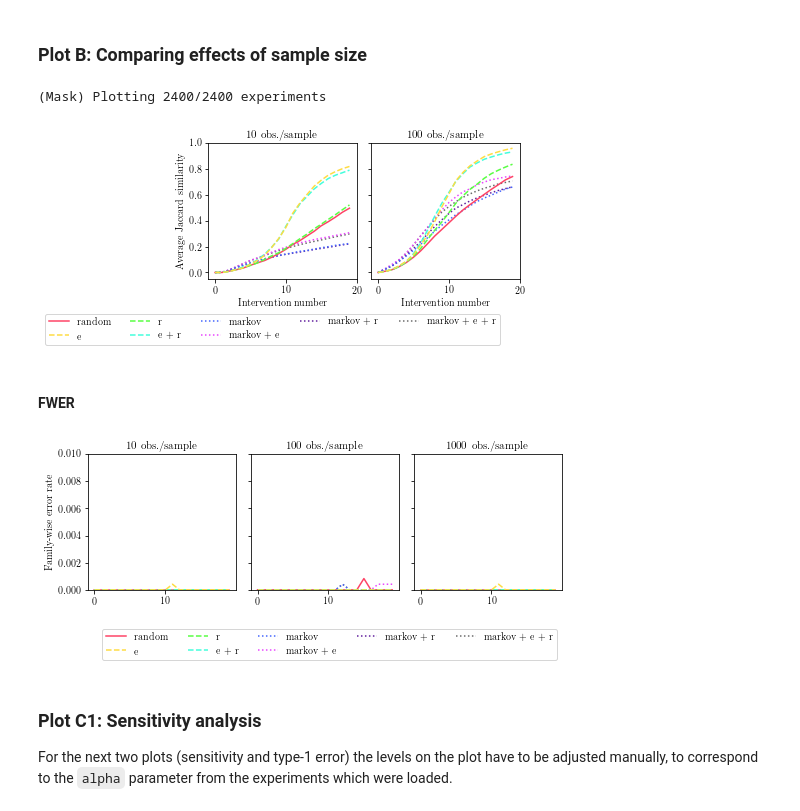
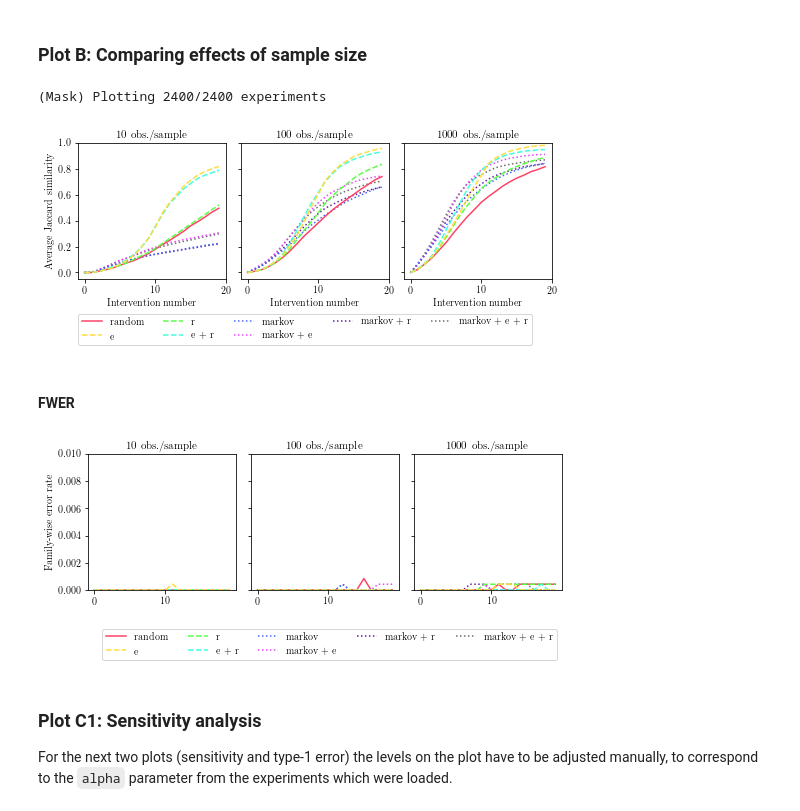
Before and after one commit to juangamella/aicp, a Jupyter notebook: plots_finite.ipynb, the cells around one changed output. Cells and saved outputs as stored; diff of their text form; code cells hidden in the pictures.

Commit message:
Update finite setting plots

```diff
--- a/plots_finite.ipynb
+++ b/plots_finite.ipynb
@@ -124,13 +124,13 @@ def generate_trajectories(results, cases):
 experiments = [
     ["experiments/results_1589176926_runs:8_max_iter:50_random_state:0_tag:may9l_G:300_k:3.0_p_min:12_p_max:12_w_min:0.5_w_max:1.0_var_min:0.0_var_max:1.0_int_min:0.0_int_max:1.0_do:False_i_mean:10_i_var:1_finite:True_n:10_alpha:0.0002.pickle"],
     ["experiments/results_1589127403_runs:8_max_iter:50_random_state:0_tag:may9l_G:300_k:3.0_p_min:12_p_max:12_w_min:0.5_w_max:1.0_var_min:0.0_var_max:1.0_int_min:0.0_int_max:1.0_do:False_i_mean:10_i_var:1_finite:True_n:100_alpha:0.0002.pickle"],
-    ["experiments/results_1589176926_runs:8_max_iter:50_random_state:0_tag:may9l_G:300_k:3.0_p_min:12_p_max:12_w_min:0.5_w_max:1.0_var_min:0.0_var_max:1.0_int_min:0.0_int_max:1.0_do:False_i_mean:10_i_var:1_finite:True_n:10_alpha:0.0002.pickle"],
+    ["experiments/results_1589444924_runs:8_max_iter:50_random_state:0_tag:may9l_G:300_k:3.0_p_min:12_p_max:12_w_min:0.5_w_max:1.0_var_min:0.0_var_max:1.0_int_min:0.0_int_max:1.0_do:False_i_mean:10_i_var:1_finite:True_n:1000_alpha:0.0002.pickle"],
     ["experiments/results_1589169263_runs:8_max_iter:50_random_state:0_tag:may9m_G:300_k:3.0_p_min:12_p_max:12_w_min:0.5_w_max:1.0_var_min:0.0_var_max:1.0_int_min:0.0_int_max:1.0_do:False_i_mean:10_i_var:1_finite:True_n:10_alpha:0.0001.pickle"],
     ["experiments/results_1589127863_runs:8_max_iter:50_random_state:0_tag:may9m_G:300_k:3.0_p_min:12_p_max:12_w_min:0.5_w_max:1.0_var_min:0.0_var_max:1.0_int_min:0.0_int_max:1.0_do:False_i_mean:10_i_var:1_finite:True_n:100_alpha:0.0001.pickle"],
-    ["experiments/results_1589169263_runs:8_max_iter:50_random_state:0_tag:may9m_G:300_k:3.0_p_min:12_p_max:12_w_min:0.5_w_max:1.0_var_min:0.0_var_max:1.0_int_min:0.0_int_max:1.0_do:False_i_mean:10_i_var:1_finite:True_n:10_alpha:0.0001.pickle"],
+    ["experiments/results_1589458839_runs:8_max_iter:50_random_state:0_tag:may9m_G:300_k:3.0_p_min:12_p_max:12_w_min:0.5_w_max:1.0_var_min:0.0_var_max:1.0_int_min:0.0_int_max:1.0_do:False_i_mean:10_i_var:1_finite:True_n:1000_alpha:0.0001.pickle"],
     ["experiments/results_1589168076_runs:8_max_iter:50_random_state:0_tag:may9h_G:300_k:3.0_p_min:12_p_max:12_w_min:0.5_w_max:1.0_var_min:0.0_var_max:1.0_int_min:0.0_int_max:1.0_do:False_i_mean:10_i_var:1_finite:True_n:10_alpha:0.002.pickle"],
     ["experiments/results_1589132374_runs:8_max_iter:50_random_state:0_tag:may9h_G:300_k:3.0_p_min:12_p_max:12_w_min:0.5_w_max:1.0_var_min:0.0_var_max:1.0_int_min:0.0_int_max:1.0_do:False_i_mean:10_i_var:1_finite:True_n:100_alpha:0.002.pickle"],
-    ["experiments/results_1589168076_runs:8_max_iter:50_random_state:0_tag:may9h_G:300_k:3.0_p_min:12_p_max:12_w_min:0.5_w_max:1.0_var_min:0.0_var_max:1.0_int_min:0.0_int_max:1.0_do:False_i_mean:10_i_var:1_finite:True_n:10_alpha:0.002.pickle"],
+    ["experiments/results_1589442631_runs:8_max_iter:50_random_state:0_tag:may9h_G:300_k:3.0_p_min:12_p_max:12_w_min:0.5_w_max:1.0_var_min:0.0_var_max:1.0_int_min:0.0_int_max:1.0_do:False_i_mean:10_i_var:1_finite:True_n:1000_alpha:0.002.pickle"],
 ]
 # %%
 def process_experiments(experiments):
@@ -245,35 +245,35 @@ max_iter = 50
 # Plot settings
 gs = gridspec.GridSpec(1, 3, wspace=0.10, hspace=0.2)
 plt.figure(figsize=(8.5,2.5))
 
 plot_iter = 20
 ylim = [-0.05, 1]
 linestyle = ['-', '--', '--', '--', ':', ':', ':', ':']
 zorder = [1,4,2,3,-1,-2,-3,-4,-5]
-n_samples = [10, 100]#, 1000]
+n_samples = [10, 100, 1000]
 
 print("(Mask) Plotting %d/%d experiments" % (len(mask), N*runs))
 
 ##############################
 # Plot trajectories
 for k,n in enumerate(n_samples):
     plt.subplot(gs[k])
     ax = plt.gca()
     for i, (name, trajectories) in enumerate(Trajectories[k].items()):
         jac_sim = np.array(trajectories)[mask,:]
         ax.plot(jac_sim.mean(axis=0)[0:plot_iter], label=name, linewidth=1.5, linestyle = linestyle[i], color=colors[i], zorder=zorder[i])
     plt.xlabel("Intervention number")
     plt.ylabel("Average Jaccard similarity") if k==0 else None
     ax.set_xticks(np.arange(0, plot_iter+1, 10))
     ax.set_yticklabels([]) if k > 0 else None
     ax.text(0.5,1.04,"%d obs./sample" % n, transform=ax.transAxes, fontsize=11, ha="center")
     plt.ylim(ylim)
 
 ax.legend(prop=fontP, ncol=5, bbox_to_anchor=(0.9, -.22))
 plt.savefig('figures/tpr_finite_50_iter.pdf', bbox_inches='tight')
 # %% [output]
 (Mask) Plotting 2400/2400 experiments
-[figure, old version]
+[figure, new version]
 # %% [markdown]
 #### FWER
 # %%
@@ -314,7 +314,7 @@ for i, (all_error_trajectories, jacc_trajectories, sample_size) in enumerate(plo
 ax.legend(prop=fontP, ncol=5, bbox_to_anchor=(1, -.25))
 plt.savefig('figures/type1error_main.pdf', bbox_inches='tight')
 # %% [output]
-[figure, old version]
+[figure, new version]
 # %% [markdown]
 ### Plot C1: Sensitivity analysis
 
```
Also changed, not shown: parts of 9 cells of this notebook.
